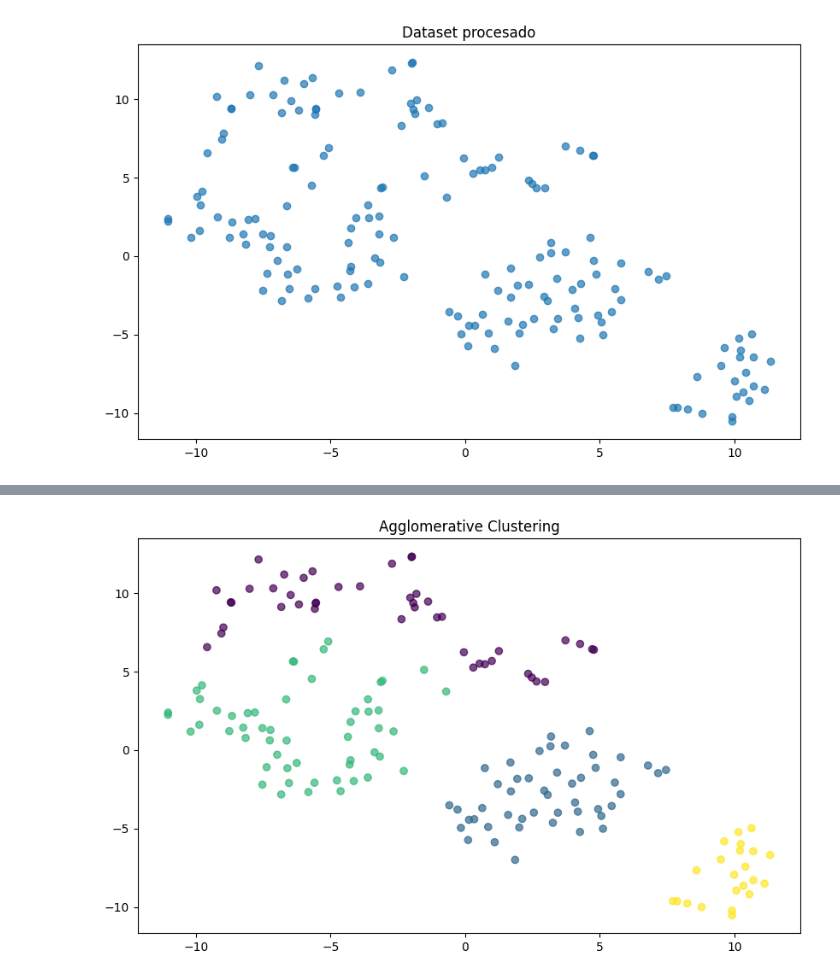
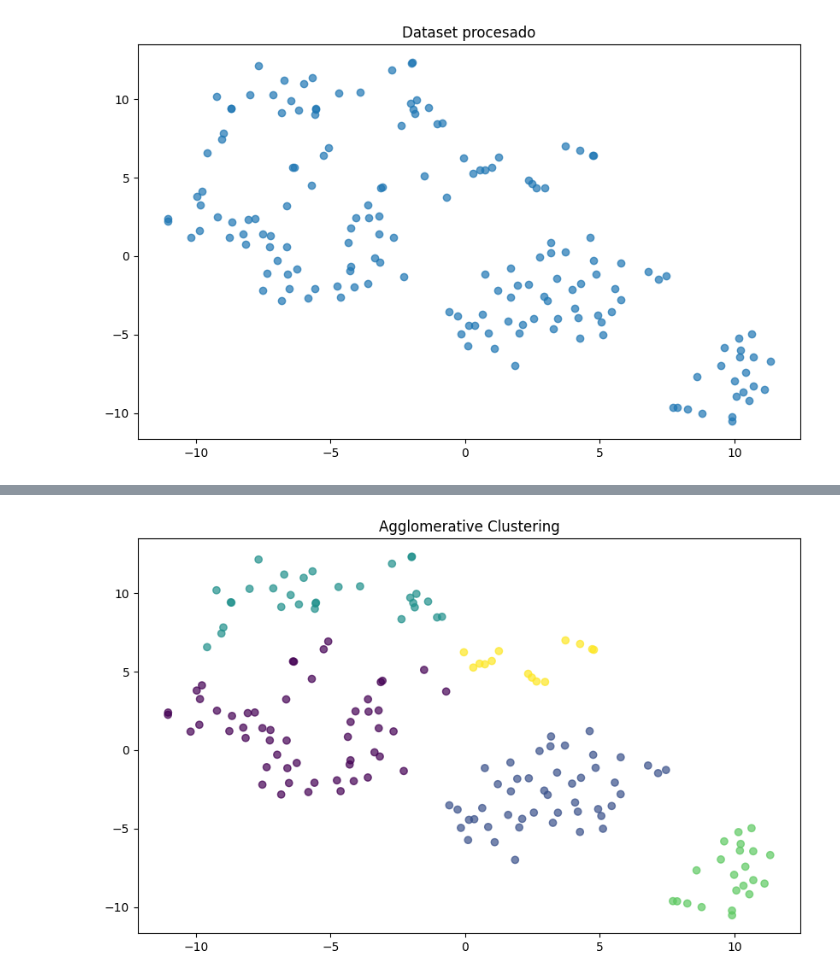
Before and after one commit to oscariolo/FinalMachineLearning, a Jupyter notebook: source/models/clustering.ipynb, the cells around one changed output, grey strips where cells are left out. Saved outputs shown, nothing was run; the diff lists cells and outputs as text; code cells hidden in the pictures.

Commit message:
Clustering changes

```diff
--- a/source/models/clustering.ipynb
+++ b/source/models/clustering.ipynb
@@ -54,11 +52,13 @@ def reduce_df(X, n_components=2, how='pca'):
 x_normalized = normalize_data(base_df, how='minmax')
 
 # Reduce dimensions using TSNE
-x_reduced = reduce_df(x_normalized, n_components=2, how='tsne')
+x_reduced = reduce_df(x_normalized, n_components=3, how='tsne')
+
+x_reduced_plot = reduce_df(x_normalized, n_components=2, how='tsne')
 
 # Scatter plot of the reduced data
 plt.figure(figsize=(10, 6))
-plt.scatter(x_reduced[:, 0], x_reduced[:, 1], alpha=0.7)
+plt.scatter(x_reduced_plot[:, 0], x_reduced_plot[:, 1], alpha=0.7)
 plt.title('Dataset procesado')
 plt.show()
 # %% [output]
@@ -88,11 +179,11 @@ plt.show()
 # %%
 # Clusterize using agglomerative clustering
-agglomerative_labels = cluster_ac(x_reduced, n_clusters=4)
+agglomerative_labels = cluster_ac(x_reduced, n_clusters=5)
 
 # Show the results
 plt.figure(figsize=(10, 6))
 plt.scatter(x_reduced[:, 0], x_reduced[:, 1], c=agglomerative_labels, alpha=0.7)
 plt.title('Agglomerative Clustering')
 plt.show()
 # %% [output]
-[figure, old version]
+[figure, new version]
```
Also changed, not shown: parts of 11 cells of this notebook.
